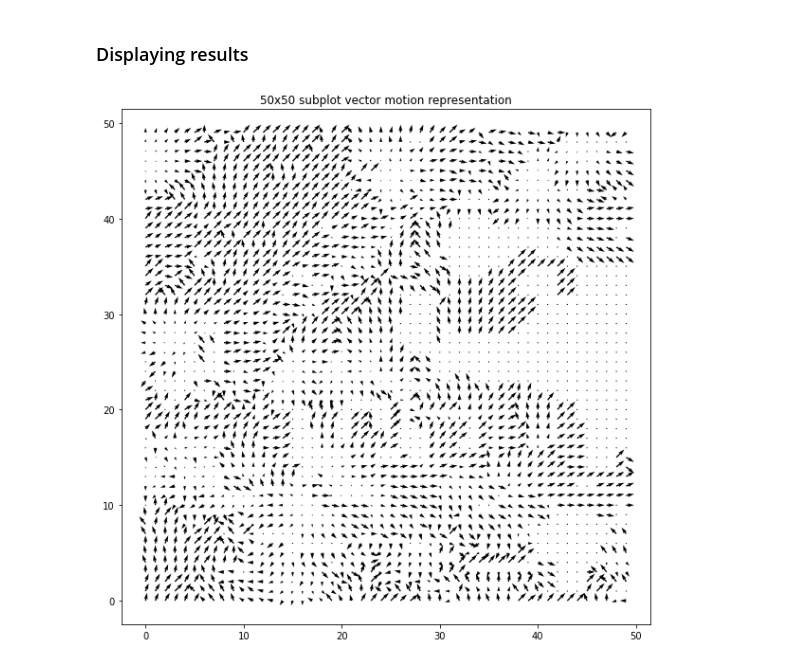
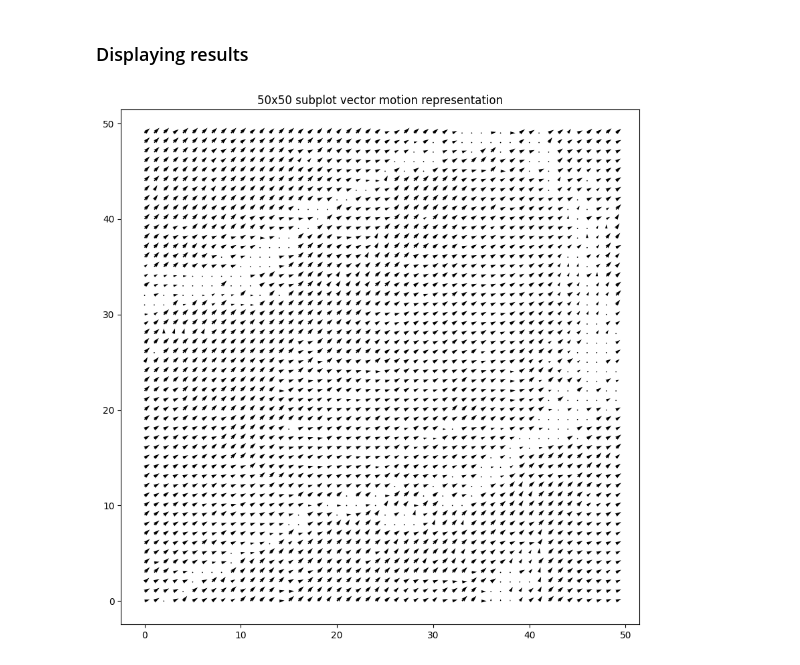
Before and after one commit to Lycoon/codec, a Jupyter notebook: notebook.ipynb, the cells around one changed output. Cells and saved outputs as stored; diff of their text form; code cells hidden in the pictures.

Commit message:
working motion vector estimation

```diff
--- a/notebook.ipynb
+++ b/notebook.ipynb
@@ -29,2 +29,15 @@ plt.imshow(hsv[0])
 # %% [markdown]
 # Computing motion vectors
+# %%
+OFFSET = 1
+test = np.array([
+[1, 2, 3],
+[4, 5, 6]])
+
+px, py = 0, 0
+min_y = max(0, py - OFFSET)
+max_y = min(test.shape[0], py + OFFSET + 1)
+min_x = max(0, px - OFFSET)
+max_x = min(test.shape[1], px + OFFSET + 1)
+
+print(test[min_y:max_y, min_x:max_x])
@@ -91,14 +103,15 @@ KeyboardInterrupt:
 ### Displaying results
 # %%
 m = motions[0]
+min_x, min_y = 150, 150
+max_x, max_y = 200, 200
 
-# Display vectors using quiver
-min_x, min_y = 200, 200
-max_x, max_y = 300, 300
+#print("m: ", m.shape)
+#print("x_dir: ", m[min_y:max_y, min_x:max_x, 0])
 
 plt.figure(figsize=(10, 10))
 plt.quiver(m[min_y:max_y, min_x:max_x, 0], m[min_y:max_y, min_x:max_x, 1])
 plt.title("50x50 subplot vector motion representation")
 plt.show()
 # %% [output]
-[figure, old version]
+[figure, new version]
```
Also changed, not shown: parts of 5 cells of this notebook, 1 other file.
